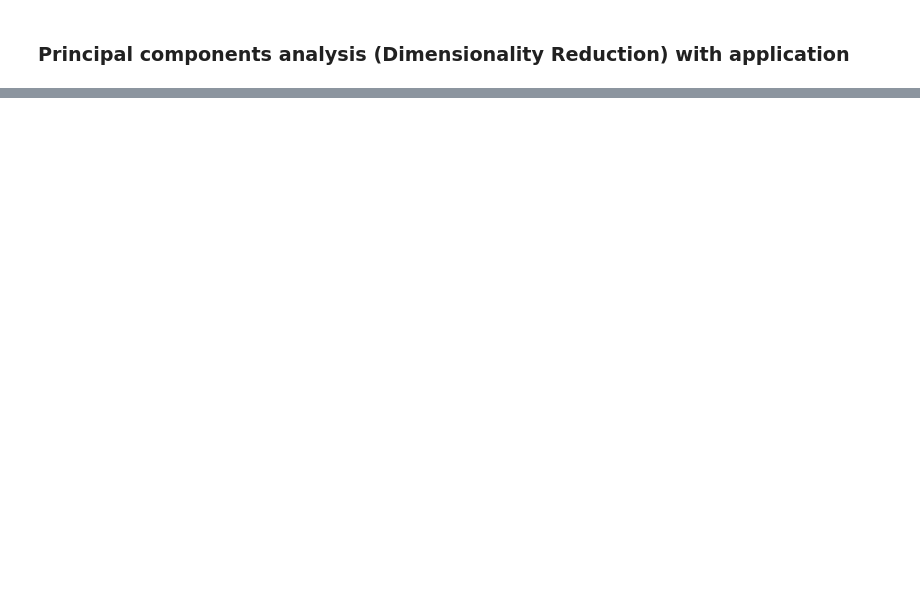
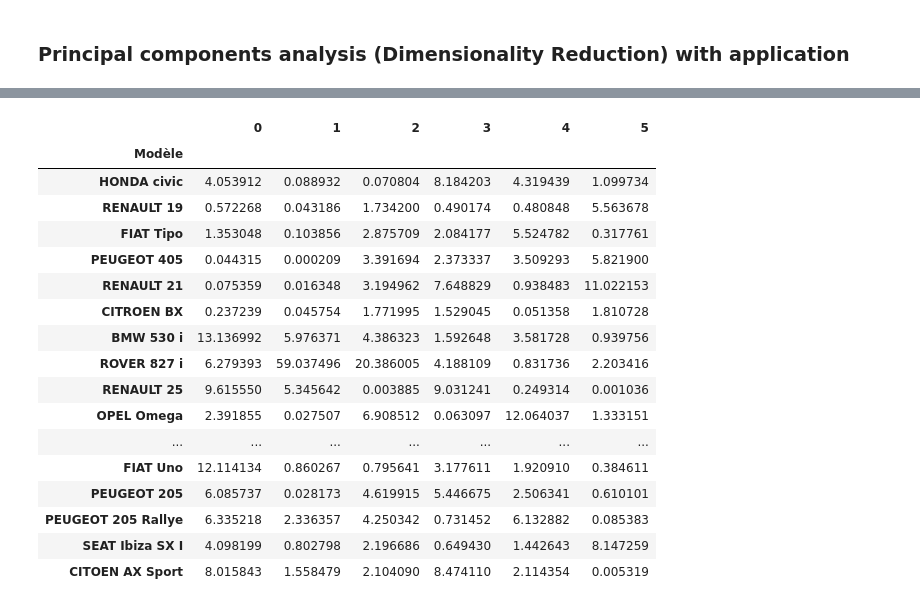
Before and after one commit to AliMehizel/pca_eda, a Jupyter notebook: PCA_eda.ipynb, the cells around one changed output, grey strips where cells are left out. Saved outputs shown, nothing was run; the diff lists cells and outputs as text; code cells hidden in the pictures; blank space fills up the shorter version.

```diff
--- a/PCA_eda.ipynb
+++ b/PCA_eda.ipynb
@@ -228,0 +177,21 @@ Figure(1000x1000)
+# %%
+abs_ctr_inst
+# %% [output]
+|  | 0 | 1 | 2 | 3 | 4 | 5 |
+| Modèle |  |  |  |  |  |  |
+| HONDA civic | 4.053912 | 0.088932 | 0.070804 | 8.184203 | 4.319439 | 1.099734 |
+| RENAULT 19 | 0.572268 | 0.043186 | 1.734200 | 0.490174 | 0.480848 | 5.563678 |
+| FIAT Tipo | 1.353048 | 0.103856 | 2.875709 | 2.084177 | 5.524782 | 0.317761 |
+| PEUGEOT 405 | 0.044315 | 0.000209 | 3.391694 | 2.373337 | 3.509293 | 5.821900 |
+| RENAULT 21 | 0.075359 | 0.016348 | 3.194962 | 7.648829 | 0.938483 | 11.022153 |
+| CITROEN BX | 0.237239 | 0.045754 | 1.771995 | 1.529045 | 0.051358 | 1.810728 |
+| BMW 530 i | 13.136992 | 5.976371 | 4.386323 | 1.592648 | 3.581728 | 0.939756 |
+| ROVER 827 i | 6.279393 | 59.037496 | 20.386005 | 4.188109 | 0.831736 | 2.203416 |
+| RENAULT 25 | 9.615550 | 5.345642 | 0.003885 | 9.031241 | 0.249314 | 0.001036 |
+| OPEL Omega | 2.391855 | 0.027507 | 6.908512 | 0.063097 | 12.064037 | 1.333151 |
+| ... | ... | ... | ... | ... | ... | ... |
+| FIAT Uno | 12.114134 | 0.860267 | 0.795641 | 3.177611 | 1.920910 | 0.384611 |
+| PEUGEOT 205 | 6.085737 | 0.028173 | 4.619915 | 5.446675 | 2.506341 | 0.610101 |
+| PEUGEOT 205 Rallye | 6.335218 | 2.336357 | 4.250342 | 0.731452 | 6.132882 | 0.085383 |
+| SEAT Ibiza SX I | 4.098199 | 0.802798 | 2.196686 | 0.649430 | 1.442643 | 8.147259 |
+| CITOEN AX Sport | 8.015843 | 1.558479 | 2.104090 | 8.474110 | 2.114354 | 0.005319 |
```
Also changed, not shown: parts of 22 cells of this notebook.
